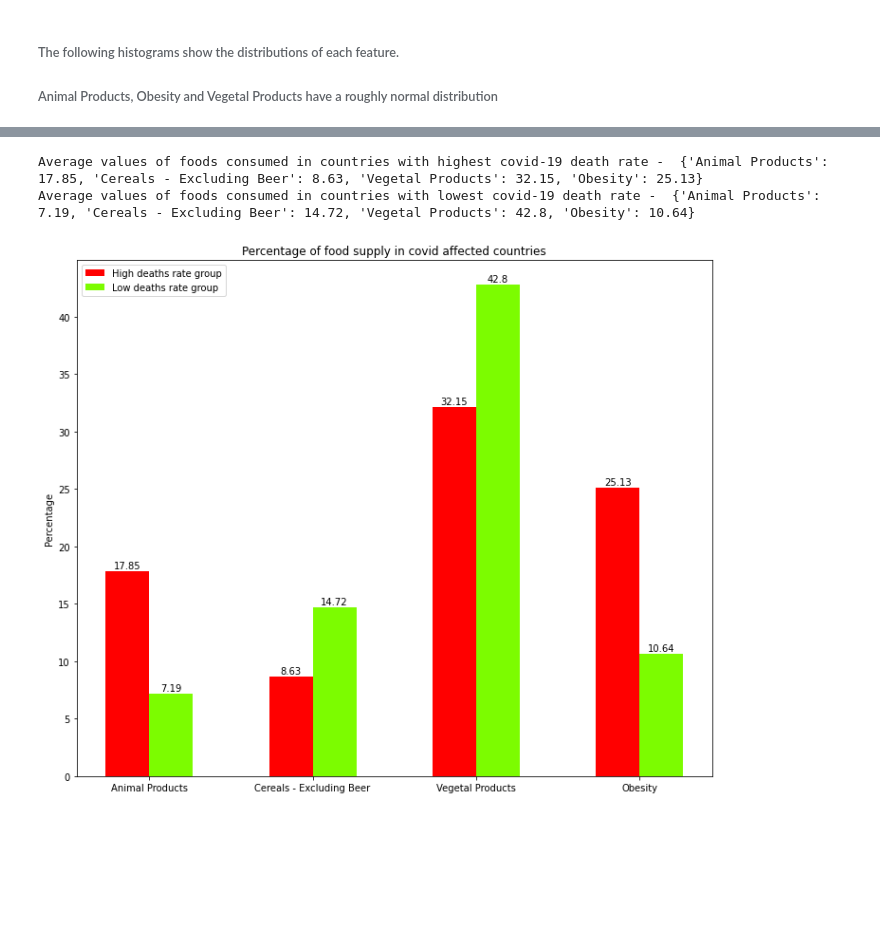
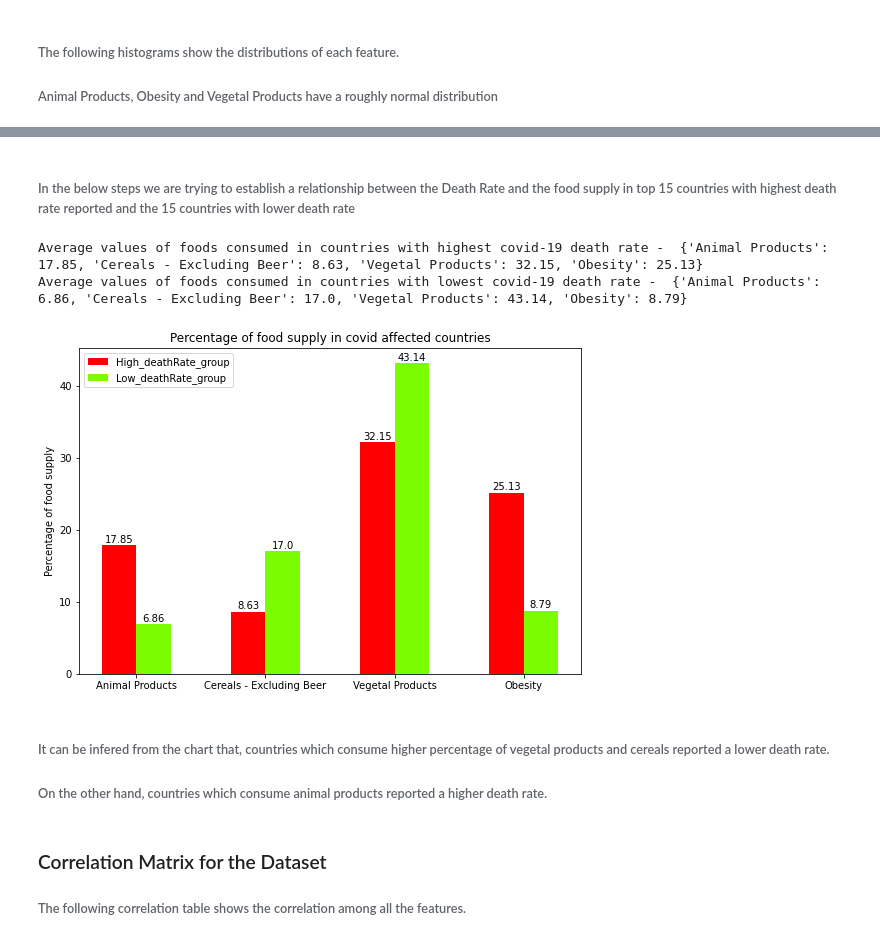
Before and after one commit to MahalavanyaSriram/COVID-19_Prediction, a Jupyter notebook: Kdd_Project.ipynb, the cells around one changed output, grey strips where cells are left out. Cells and saved outputs as stored; diff of their text form; code cells hidden in the pictures; blank space fills up the shorter version.

```diff
--- a/Kdd_Project.ipynb
+++ b/Kdd_Project.ipynb
@@ -203,6 +207,6 @@ covid_food_data = covid_food_data.drop(['Unit (all except Population)'], axis=1)
 ##### Tree or plant generated products like Pulses, Cereals etc. including alcohol sum up to the 'Vegetal Products' column
 ##### So, for further analysis taking only the Country, Animal Products, Vegetal Products, Obesity, Undernourished, Confirmed, Deaths, Recovered, Active, Population into consideration. Moreover, it is observed that Cereals - Excluding Beer is the highly consumed product. So, including this column as well to gain more insights
 # %%
-covid_food_data2 = pd.DataFrame(covid_food_data, columns = ['Country', 'Animal Products', 'Vegetal Products', 'Cereals - Excluding Beer','Obesity', 'Undernourished', 'Confirmed', 'Deaths', 'Recovered', 'Active', 'Population'])
-covid_food_data2.head()
+covid_food_data = pd.DataFrame(covid_food_data, columns = ['Country', 'Animal Products', 'Cereals - Excluding Beer', 'Vegetal Products', 'Obesity', 'Undernourished', 'Confirmed', 'Deaths', 'Recovered', 'Active', 'Population'])
+covid_food_data.head()
 # %% [output]
@@ -232,0 +221,2 @@ np.round(covid_food_data2, decimals=4)
+# %%
+covid_food_data = np.round(covid_food_data, decimals=4)
@@ -237,0 +246,3 @@ warnings.filterwarnings('ignore')
+# %%
+covid_food_data = pd.DataFrame(covid_food_data, columns = ['Country', 'Animal Products', 'Cereals - Excluding Beer', 'Vegetal Products', 'Obesity', 'Undernourished', 'Deaths'])
+covid_food_data.head()
@@ -264,3 +284,5 @@ plt.show()
+# %% [markdown]
+###### In the below steps we are trying to establish a relationship between the Death Rate and the food supply in top 15 countries with highest death rate reported and the 15 countries with lower death rate
 # %%
 #Sorting the data on the column 'Deaths' from lowest to highest
-sorted_data_byDeath = covid_food_data2.sort_values(by=['Deaths'])
+sorted_data_byDeath = covid_food_data.sort_values(by=['Deaths'])
@@ -274,7 +299,6 @@ lowest_deathRate_countries = sorted_data.head(15)
 highest_deathRate_countries = sorted_data.tail(15)
 # %%
 # checking the mean value food consumption in highest and lowest affected countries based on death rate
-selected_columns = ['Animal Products','Cereals - Excluding Beer','Vegetal Products','Obesity','Deaths']
 highest_mean = {c:np.round(highest_deathRate_countries[c].mean(), decimals=2) for c in selected_columns[:-1]}
 print('Average values of foods consumed in countries with highest covid-19 death rate - ', highest_mean)
 
@@ -282,34 +306,39 @@ lowest_mean = {c:np.round(lowest_deathRate_countries[c].mean(), decimals=2) for
 print('Average values of foods consumed in countries with lowest covid-19 death rate - ', lowest_mean)
 # %% [output]
 Average values of foods consumed in countries with highest covid-19 death rate -  {'Animal Products': 17.85, 'Cereals - Excluding Beer': 8.63, 'Vegetal Products': 32.15, 'Obesity': 25.13}
-Average values of foods consumed in countries with lowest covid-19 death rate -  {'Animal Products': 7.19, 'Cereals - Excluding Beer': 14.72, 'Vegetal Products': 42.8, 'Obesity': 10.64}
+Average values of foods consumed in countries with lowest covid-19 death rate -  {'Animal Products': 6.86, 'Cereals - Excluding Beer': 17.0, 'Vegetal Products': 43.14, 'Obesity': 8.79}
 # %%
 #function for displaying the percentages on the top of each rectangle in bar chart
 def autolabel(rects):
     for r in rects:
         height = r.get_height()
         ax.annotate('{}'.format(height), xy=(r.get_x() + r.get_width() / 2, height), xytext=(0, 1),
                     textcoords="offset points", ha='center', va='bottom')
 
 #locations of the labels
 locations = np.array([0, 3, 6, 9])
 
 #rectangle bar size
 size = 0.8
 
-fig, ax = plt.subplots(figsize=(12, 10))
-r1 = ax.bar(locations - size/2, highest_mean.values(), size, label='High deaths rate group', color = 'red')
-r2 = ax.bar(locations + size/2, lowest_mean.values(), label='Low deaths rate group', color='lawngreen')
+fig, ax = plt.subplots(figsize=(9, 6))
+r1 = ax.bar(locations - size/2, highest_mean.values(), size, label='High_deathRate_group', color = 'red')
+r2 = ax.bar(locations + size/2, lowest_mean.values(), label='Low_deathRate_group', color='lawngreen')
 
 ax.set_xticks(locations)
 ax.set_xticklabels(selected_columns[:-1])
-ax.set_ylabel('Percentage')
+ax.set_ylabel('Percentage of food supply')
 ax.set_title('Percentage of food supply in covid affected countries')
 ax.legend(loc='upper left')
 autolabel(r1)
 autolabel(r2)
-
 plt.show()
 # %% [output]
-[figure, old version]
+[figure, new version]
+# %% [markdown]
+###### It can be infered from the chart that, countries which consume higher percentage of vegetal products and cereals reported a lower death rate.
+###### On the other hand, countries which consume animal products reported a higher death rate.
+# %% [markdown]
+### Correlation Matrix for the Dataset
+###### The following correlation table shows the correlation among all the features.
 # %%
```
Also changed, not shown: parts of 43 cells of this notebook.
